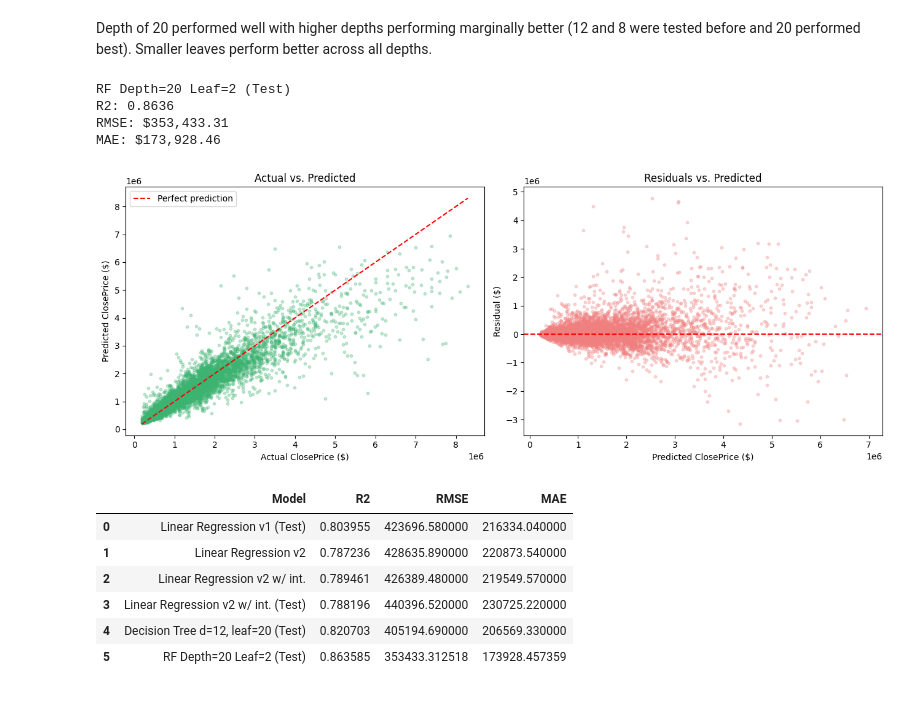
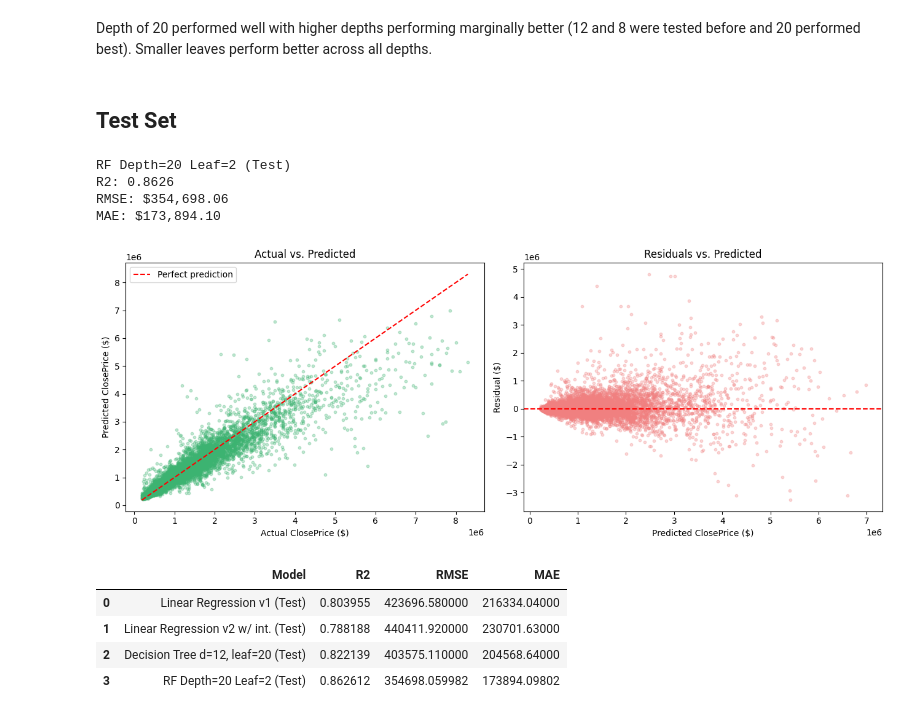
Before and after one commit to kylevalibia/IDX-Exchange-Data-Science, a Jupyter notebook: 04_model_comparison.ipynb, the cells around one changed output. Drawn from its saved outputs; the diff is of its cells as text; code cells hidden in the pictures.

```diff
--- a/04_model_comparison.ipynb
+++ b/04_model_comparison.ipynb
@@ -14,7 +14,7 @@ import seaborn as sns
 Mounted at /content/drive
 # %%
 # Data comes from Notebook 2, contains all data, NOT scaled
-raw_x_train = pd.read_csv(path + "unscaled_x_train.csv", low_memory=False).drop(columns="PostalCode")
+raw_x_train = pd.read_csv(path + "unscaled_x_train.csv", low_memory=False)
 raw_x_test = pd.read_csv(path + "unscaled_x_test.csv", low_memory=False).drop(columns="PostalCode")
 # %% [markdown]
 # Quick Preprocessing
@@ -22,3 +22,34 @@ raw_x_test = pd.read_csv(path + "unscaled_x_test.csv", low_memory=False).drop(co
 After last week, we're adjusting and creating some new features to use for future use.
 
 This creates a column that assigns a number to each city, the higher the number the more valuable that city is. It's much more efficient than 500 city columns as before, and we can use this value to interact with other features such as price per square foot.
+# %%
+# addition oct 30
+
+import geopandas as gpd
+
+districts = gpd.read_file(path + "DistrictAreas2425.shp")
+print(districts.crs)
+print(districts.columns.tolist())
+districts.head()
+
+def add_district(df, districts, name_col="DistrictNa"):
+  pts = gpd.GeoDataFrame(df[["Longitude", "Latitude"]].copy(), geometry=gpd.points_from_xy(df["Longitude"], df["Latitude"]), crs="EPSG:4326").to_crs(districts.crs)
+
+  joined = gpd.sjoin(pts, districts[[name_col, "geometry"]], how="left", predicate="within")
+
+  joined = joined[~joined.index.duplicated(keep="first")]
+  out = df.copy()
+  out["District"] = joined[name_col].reindex(out.index).values
+  return out
+
+train = raw_x_train.copy()
+test = raw_x_test.copy()
+
+train = add_district(train, districts)
+test = add_district(test, districts)
+
+badtrainindex = train[train["District"].isna() == True].index.tolist()
+badtestindex = test[test["District"].isna() == True].index.tolist()
+
+raw_x_train = raw_x_train.drop(index=badtrainindex)
+raw_x_test = raw_x_test.drop(index=badtestindex)
@@ -162,9 +196,9 @@ def predict_model(x_train, y_train, x_eval, actual_close, name, plot=True):
 
   residuals = actual_close - pred_dollars
 
-  fig, axes = plt.subplots(1, 2, figsize=(13, 5))
 
   if plot:
+    fig, axes = plt.subplots(1, 2, figsize=(13, 5))
     # Actual vs. predicted
     axes[0].scatter(actual_close, pred_dollars, alpha = 0.3, s = 10, color = "mediumseagreen")
     lims = [min(actual_close.min(), pred_dollars.min()), max(actual_close.max(), pred_dollars.max())]
@@ -175,7 +209,7 @@ def predict_model(x_train, y_train, x_eval, actual_close, name, plot=True):
     axes[0].set_title("Actual vs. Predicted")
     axes[0].legend()
 
-    # Residuals vs. predicted, with a horizontal line at zero
+    # Residuals vs. predicted w/ horizontal line at zero
     axes[1].scatter(pred_dollars, residuals, alpha = 0.3, s = 10, color = 'lightcoral')
 
     axes[1].axhline(0, color="r", linestyle="--")
@@ -188,7 +222,5 @@ def predict_model(x_train, y_train, x_eval, actual_close, name, plot=True):
   return [name, r2, round(rmse, 2), round(mae, 2)]
 
 
-baseline = predict_model(x_train_model, actual_train_vals, x_valid_model, actual_valid_vals, "Linear Regression v2")
-
-results.loc[len(results)] = baseline
+predict_model(x_train_model, actual_train_vals, x_valid_model, actual_valid_vals, "Linear Regression v2")
 # %% [output]
@@ -217,5 +244,5 @@ x_train_int = add_interaction(x_train_model)
 x_valid_int = add_interaction(x_valid_model)
 x_test_int = add_interaction(x_test_model)
 
-results.loc[len(results)] = predict_model(x_train_int, actual_train_vals, x_valid_int, actual_valid_vals, "Linear Regression v2 w/ int.")
+predict_model(x_train_int, actual_train_vals, x_valid_int, actual_valid_vals, "Linear Regression v2 w/ int.")
 # %% [output]
@@ -486,23 +505,21 @@ MAE: $166,991.28
 # %% [markdown]
 Depth of 20 performed well with higher depths performing marginally better (12 and 8 were tested before and 20 performed best). Smaller leaves perform better across all depths.
+# %% [markdown]
+## Test Set
 # %%
-test_rf = RandomForestRegressor(n_estimators=200, max_depth=20, min_samples_leaf=2, max_features=0.5, n_jobs=-1, random_state=0)
-
 results.loc[len(results)] = random_forest(chosen_rf_2, x_train_int, actual_train_vals, x_test_int, actual_test_vals, "RF Depth=20 Leaf=2 (Test)", plot=True)
 display(results)
 # %% [output]
 RF Depth=20 Leaf=2 (Test)
-R2: 0.8636
-RMSE: $353,433.31
-MAE: $173,928.46
+R2: 0.8626
+RMSE: $354,698.06
+MAE: $173,894.10
-[figure, old version]
+[figure, new version]
 |  | Model | R2 | RMSE | MAE |
-| 0 | Linear Regression v1 (Test) | 0.803955 | 423696.580000 | 216334.040000 |
-| 1 | Linear Regression v2 | 0.787236 | 428635.890000 | 220873.540000 |
-| 2 | Linear Regression v2 w/ int. | 0.789461 | 426389.480000 | 219549.570000 |
-| 3 | Linear Regression v2 w/ int. (Test) | 0.788196 | 440396.520000 | 230725.220000 |
-| 4 | Decision Tree d=12, leaf=20 (Test) | 0.820703 | 405194.690000 | 206569.330000 |
-| 5 | RF Depth=20 Leaf=2 (Test) | 0.863585 | 353433.312518 | 173928.457359 |
+| 0 | Linear Regression v1 (Test) | 0.803955 | 423696.580000 | 216334.04000 |
+| 1 | Linear Regression v2 w/ int. (Test) | 0.788188 | 440411.920000 | 230701.63000 |
+| 2 | Decision Tree d=12, leaf=20 (Test) | 0.822139 | 403575.110000 | 204568.64000 |
+| 3 | RF Depth=20 Leaf=2 (Test) | 0.862612 | 354698.059982 | 173894.09802 |
 # %% [markdown]
 # Model Behavior
 The test datasets are tested once per model.
```
Also changed, not shown: parts of 40 cells of this notebook.
